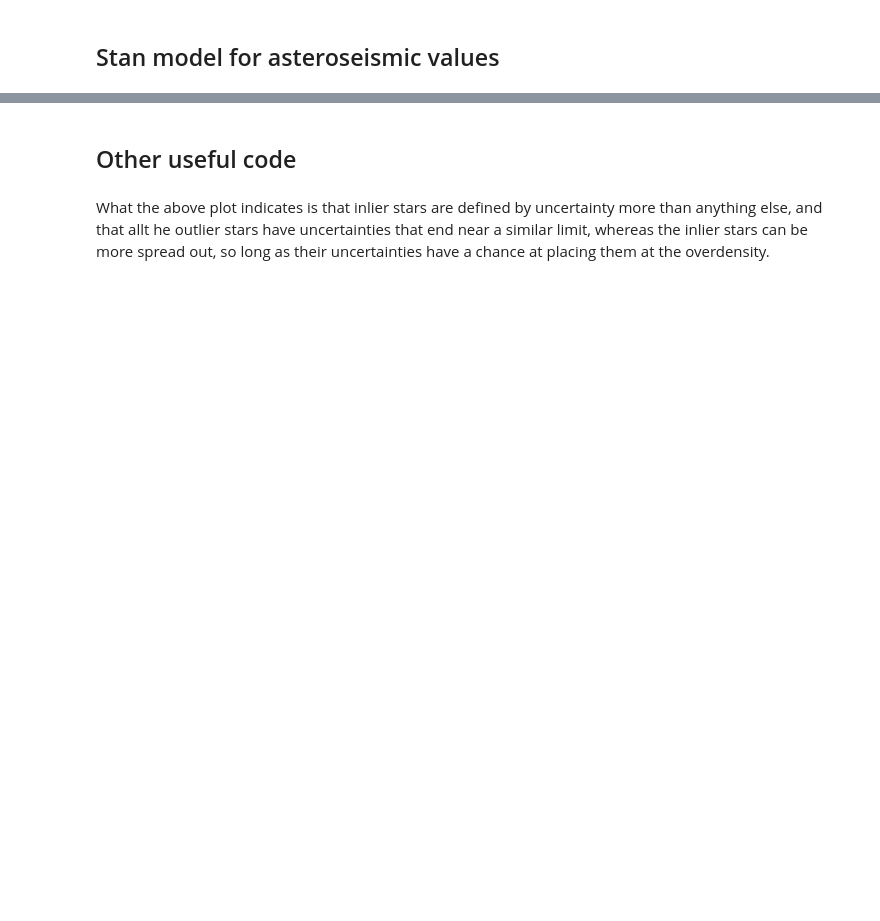
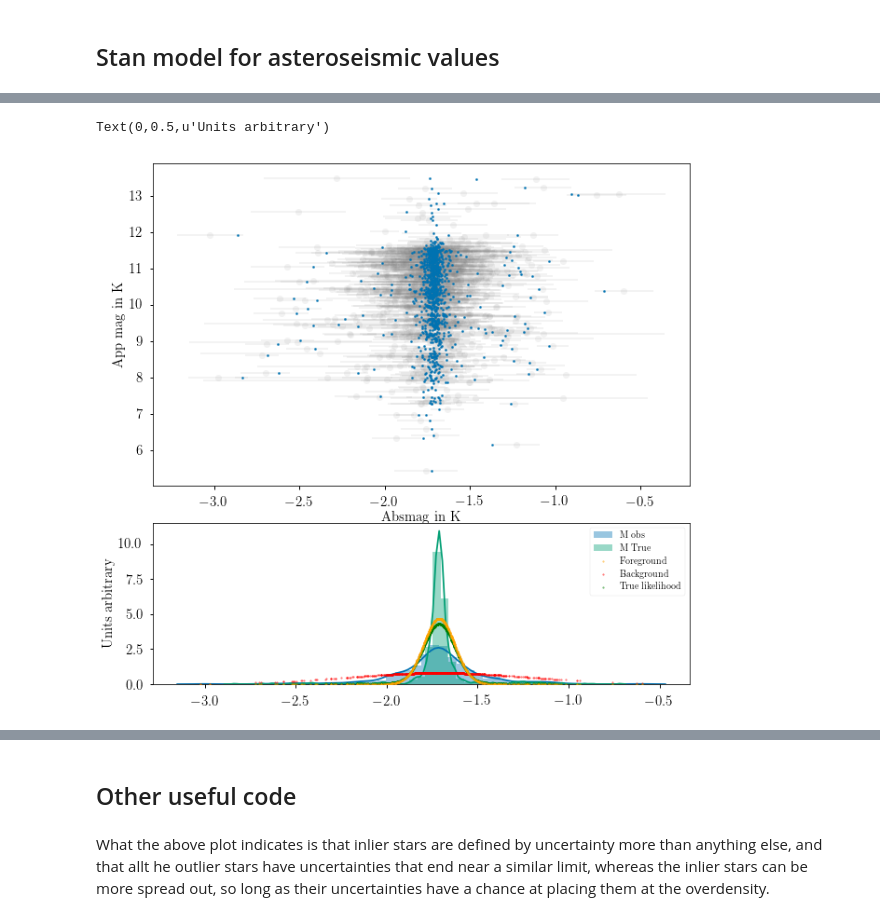
Before and after one commit to ojhall94/GAIA, a Jupyter notebook: hbmm_yu18_ast.ipynb, the cells around one changed output, grey strips where cells are left out. Drawn from its saved outputs; the diff is of its cells as text; code cells hidden in the pictures; blank space fills up the shorter version.

```diff
--- a/hbmm_yu18_ast.ipynb
+++ b/hbmm_yu18_ast.ipynb
@@ -159,36 +171,38 @@ plt.show()
 # %%
 mu = np.median(fit['mu'])
 sigma = np.median(fit['sigma'])
-muo = np.median(fit['muo'])
+muo = mu#np.median(fit['muo'])
 sigo = (np.median(fit['sigo']))
 Q = np.median(fit['Q'])
-M_true = np.median(fit['M_true'],axis=0)
+M_true = np.median(fit['M_infd'],axis=0)
 
 
 fg = normal(M, mu, sigma)
-bg = normal(M, muo, sigo)
+bg = normal(M, mu, sigo)
 L = Q*fg + (1-Q)*bg
 # %%
-%pylab qt
 left, bottom, width, height = 0.1, 0.47, 1., 0.60
 fig = plt.figure(1, figsize=(8,8))
 sax = fig.add_axes([left, bottom, width, height])
 xax = fig.add_axes([left, 0.1, width, 0.3])
 
 
 sax.scatter(M_true,m,s=5,zorder=1000)
-sax.errorbar(M_true,m,xerr=M_err,c='grey',fmt='none',alpha=.3,zorder=999)
+sax.errorbar(M,m,xerr=M_err,c='grey',fmt='o',alpha=.1,zorder=999)
 
 sns.distplot(M, ax=xax, label='M obs')
 sns.distplot(M_true,ax=xax, label='M True')
 xax.scatter(M,fg,s=3,label='Foreground', alpha=.5,c='orange',zorder=999)
 xax.scatter(M,bg,s=3,label='Background', alpha=.5,c='red',zorder=998)
 xax.scatter(M, L,s=3,label='True likelihood', alpha=.5,c='green',zorder=997)
 xax.legend()
 
 
 sax.set_xlabel('Absmag in K')
 sax.set_ylabel('App mag in K')
 xax.set_ylabel('Units arbitrary')
+# %% [output]
+Text(0,0.5,u'Units arbitrary')
+[figure, added]
 # %%
 s = fit.summary()
```
Also changed, not shown: parts of 10 cells of this notebook, 6 other files.
